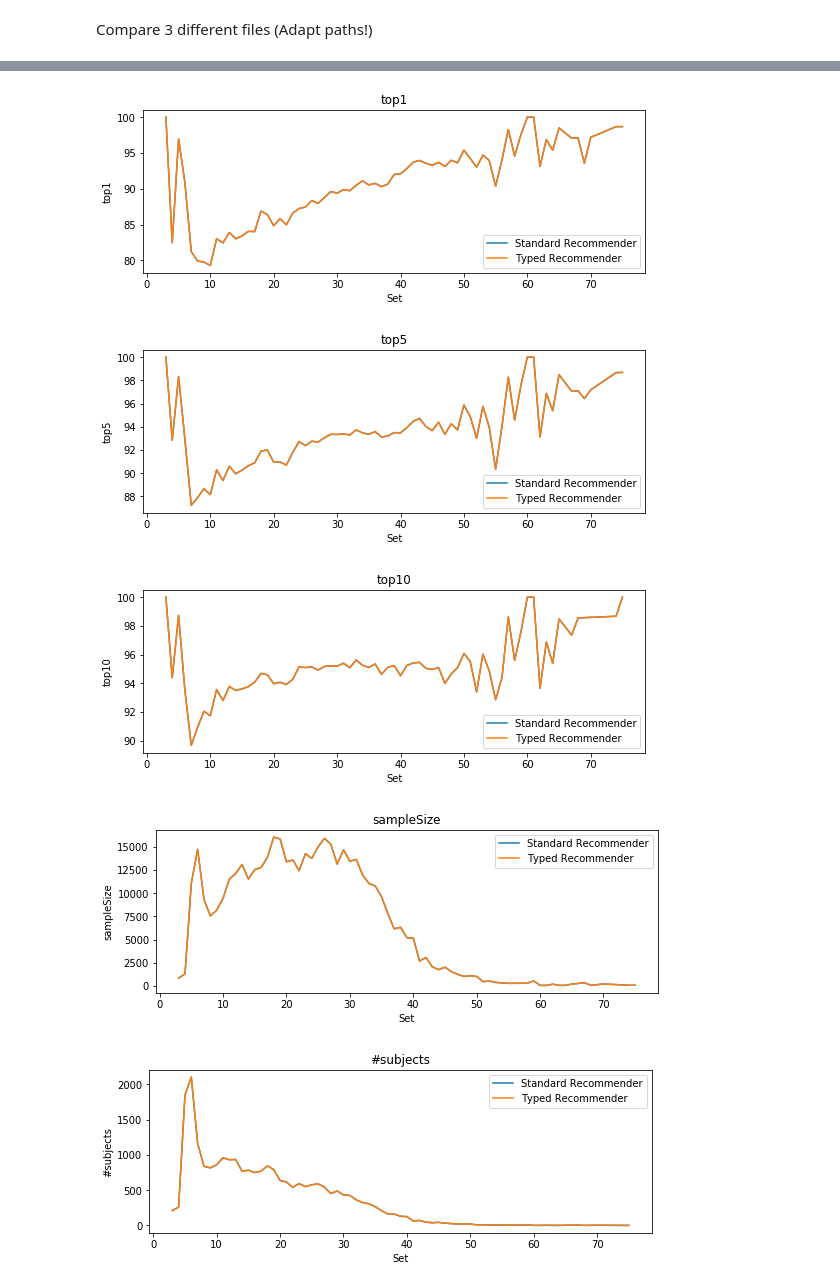
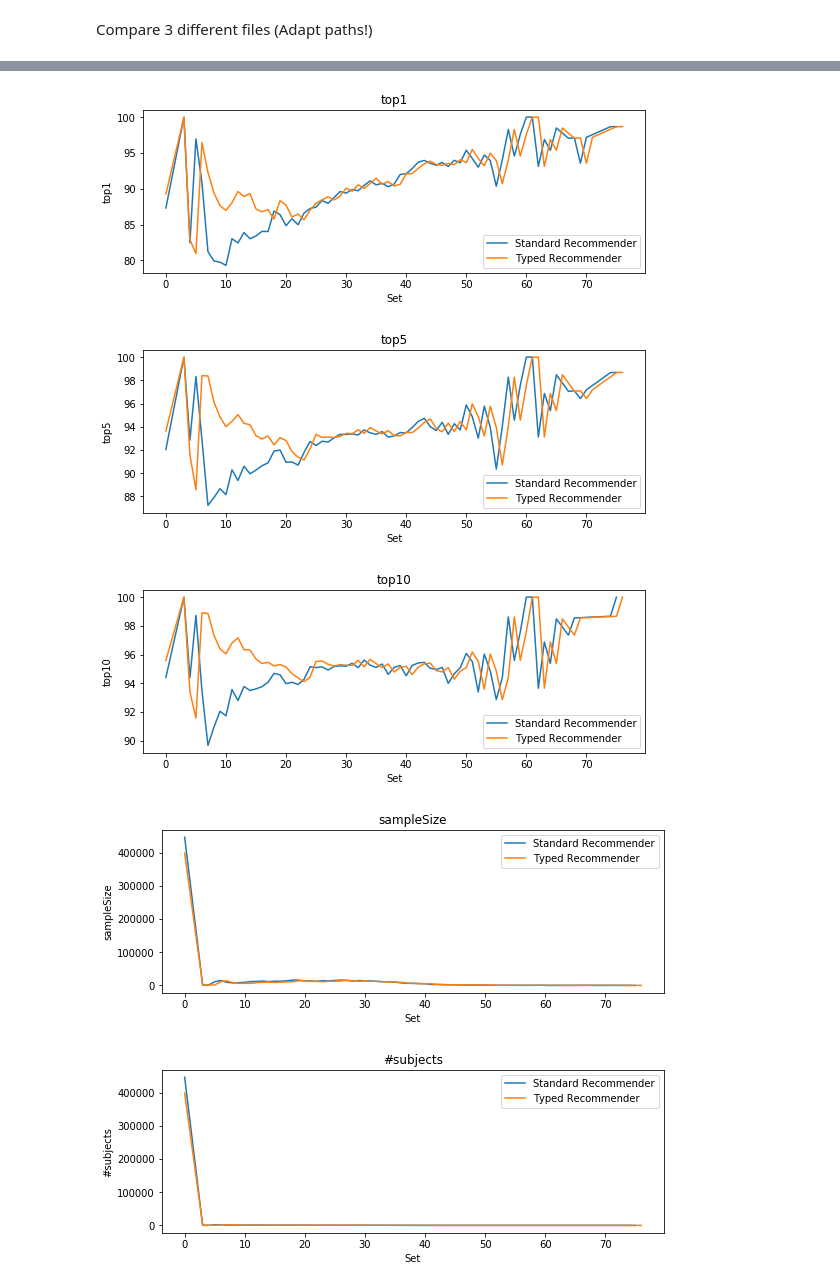
Before and after one commit to lgleim/SchemaTreeRecommender, a Jupyter notebook: evaluation/visualization_single_evaluation.ipynb, the cells around one changed output, grey strips where cells are left out. Drawn from its saved outputs; the diff is of its cells as text; code cells hidden in the pictures.

```diff
--- a/evaluation/visualization_single_evaluation.ipynb
+++ b/evaluation/visualization_single_evaluation.ipynb
@@ -132,8 +131,8 @@ df_types = pd.read_csv("../testdata/10M.nt_1in2_test.gz.csv",encoding = "ISO-885
 
 for column in df_recommender:
     #standard deviation
-    plt.plot(df_detailed['set'],df_detailed[column], label="Standard Recommender")
-    plt.plot(df_detailed['set'],df_detailed[column], label="Typed Recommender")
+    plt.plot(df_recommender['set'],df_recommender[column], label="Standard Recommender")
+    plt.plot(df_types['set'],df_types[column], label="Typed Recommender")
     #plt.plot(df_detailed['set'],df_detailed[column], label="Typed + Backoffed Recommender")
     plt.title(column)
     plt.xlabel("Set")
@@ -148,5 +147,5 @@ for column in df_recommender:
-[figure, old version]
+[figure, new version]
-[figure, old version]
+[figure, new version]
-[figure, old version]
+[figure, new version]
-[figure, old version]
+[figure, new version]
-[figure, old version]
+[figure, new version]
```
Also changed, not shown: parts of 4 cells of this notebook, 4 other files.
